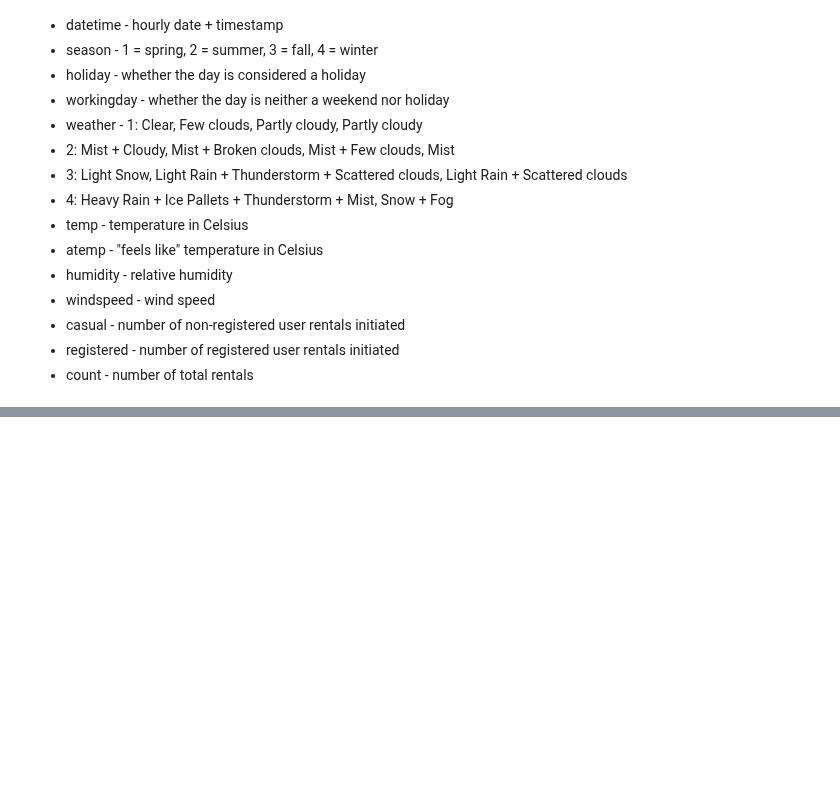
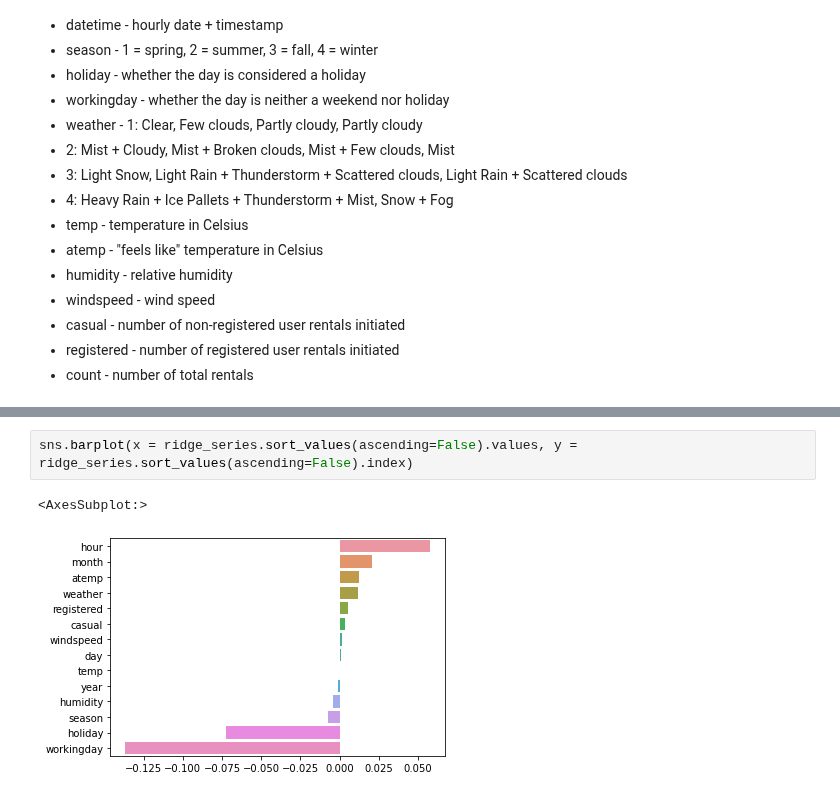
Before and after one commit to dhdmsdud/TIL, a Jupyter notebook: Machin Learning/ML_Kaggle_Bike_Sharing[12].ipynb, the cells around one changed output, grey strips where cells are left out. Drawn from its saved outputs; the diff is of its cells as text; blank space fills up the shorter version.

```diff
--- a/Machin Learning/ML_Kaggle_Bike_Sharing[12].ipynb
+++ b/Machin Learning/ML_Kaggle_Bike_Sharing[12].ipynb
@@ -64,0 +271,5 @@ display(train, test)
+# %%
+sns.barplot(x = ridge_series.sort_values(ascending=False).values, y = ridge_series.sort_values(ascending=False).index)
+# %% [output]
+<AxesSubplot:>
+[figure, added]
```
Also changed, not shown: parts of 24 cells of this notebook.
